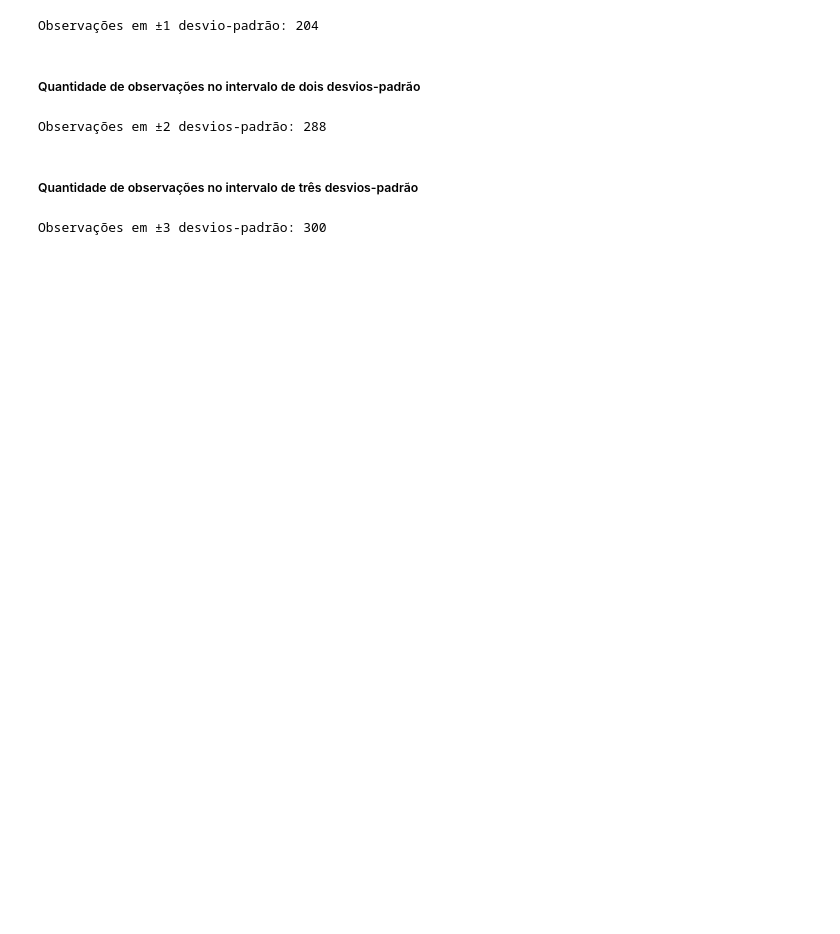
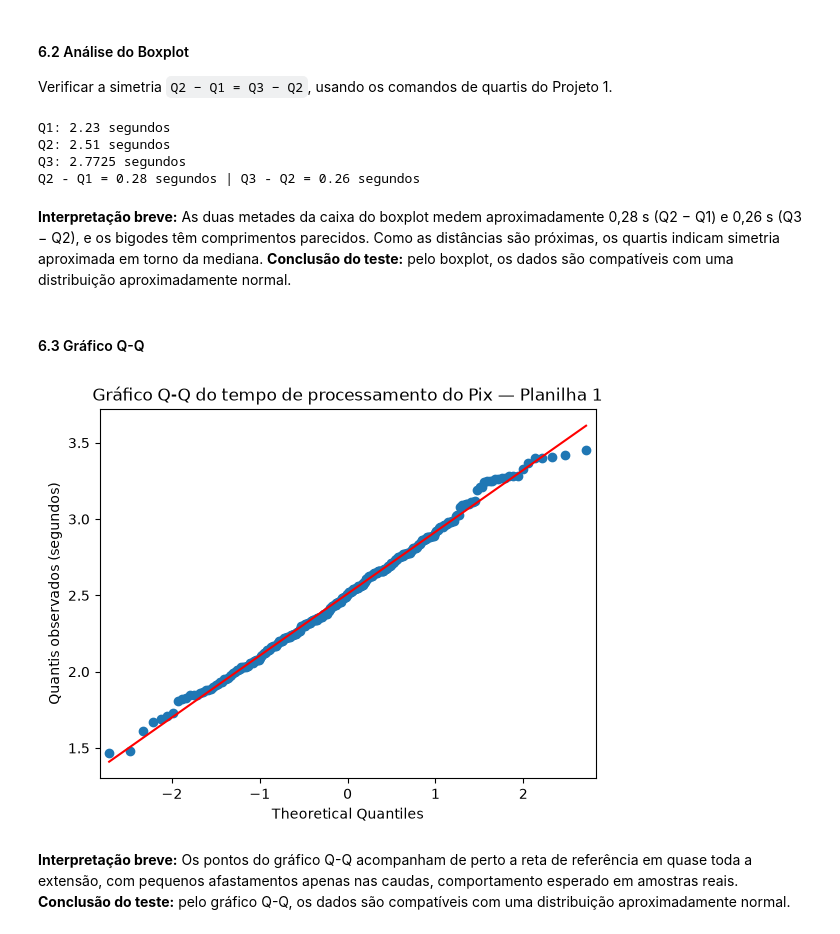
Before and after one commit to Grolla05/Projeto-2-Estatistica-E-Analise-de-dados, a Jupyter notebook: SPRINT1/Notebook_1_Analise_Antes_Intervencao.ipynb, the cells around one changed output. Saved outputs shown, nothing was run; the diff lists cells and outputs as text; code cells hidden in the pictures; blank space fills up the shorter version.

```diff
--- a/SPRINT1/Notebook_1_Analise_Antes_Intervencao.ipynb
+++ b/SPRINT1/Notebook_1_Analise_Antes_Intervencao.ipynb
@@ -185,42 +207,41 @@ print(f"±3 desvios-padrão: [{limite_inf_3dp}, {limite_sup_3dp}] segundos")
-# %%
-
-# Conta e guarda quantos tempos atendem à condição definida no cálculo.
-quantidade_1dp = int(sum(
-    limite_inf_1dp <= valor <= limite_sup_1dp
-    for valor in df_antes[coluna].sort_values()
-))
-
-# Mostra o resultado na tela com um rótulo para entender o que o número representa.
-print(f"Observações em ±1 desvio-padrão: {quantidade_1dp}")
-# %% [output]
-Observações em ±1 desvio-padrão: 204
+# %% [markdown]
+#### 6.2 Análise do Boxplot
+
+Verificar a simetria `Q2 − Q1 = Q3 − Q2`, usando os comandos de quartis do Projeto 1.
+# %%
+# quantile -> calcula o primeiro quartil (25% dos tempos abaixo dele).
+Q1 = df[coluna].quantile(q=0.25)
+# Calcula o segundo quartil, que é a mediana.
+Q2 = df[coluna].quantile(q=0.50)
+# Calcula o terceiro quartil (75% dos tempos abaixo dele).
+Q3 = df[coluna].quantile(q=0.75)
+# Distância da metade inferior da caixa.
+Q2_menos_Q1 = round(Q2 - Q1, 2)
+# Distância da metade superior da caixa.
+Q3_menos_Q2 = round(Q3 - Q2, 2)
+# Mostra os quartis e as distâncias em segundos.
+print(f'Q1: {Q1} segundos\nQ2: {Q2} segundos\nQ3: {Q3} segundos')
+# Mostra as duas distâncias para comparar a simetria.
+print(f'Q2 - Q1 = {Q2_menos_Q1} segundos | Q3 - Q2 = {Q3_menos_Q2} segundos')
+# %% [output]
+Q1: 2.23 segundos
+Q2: 2.51 segundos
+Q3: 2.7725 segundos
+Q2 - Q1 = 0.28 segundos | Q3 - Q2 = 0.26 segundos
+# %% [markdown]
+**Interpretação breve:** As duas metades da caixa do boxplot medem aproximadamente 0,28 s (Q2 − Q1) e 0,26 s (Q3 − Q2), e os bigodes têm comprimentos parecidos. Como as distâncias são próximas, os quartis indicam simetria aproximada em torno da mediana. **Conclusão do teste:** pelo boxplot, os dados são compatíveis com uma distribuição aproximadamente normal.
 # %% [markdown]
-##### Quantidade de observações no intervalo de dois desvios-padrão
+#### 6.3 Gráfico Q-Q
 # %%
-# Conta os tempos que ficam entre dois desvios-padrão abaixo e acima da média.
-# Confere se este tempo está dentro do limite inferior e superior definidos acima.
-quantidade_2dp = int(sum(
-    # Repete a comparação para cada tempo da planilha anterior.
-    limite_inf_2dp <= valor <= limite_sup_2dp
-    # Soma as respostas verdadeiras para obter a quantidade total e a transforma em inteiro.
-    for valor in df_antes[coluna].sort_values()
-    # Mostra quantas observações ficaram dentro do intervalo de dois desvios-padrão.
-))
-print(f"Observações em ±2 desvios-padrão: {quantidade_2dp}")
+# Constrói o gráfico Q-Q com a reta de referência ajustada (line = 'r').
+sm.qqplot(df[coluna], line = 'r')
+# Define o título do gráfico.
+plt.title("Gráfico Q-Q do tempo de processamento do Pix — Planilha 1")
+# Identifica o eixo y como os quantis observados, em segundos.
+plt.ylabel("Quantis observados (segundos)")
+# Exibe o gráfico.
+pylab.show()
 # %% [output]
-Observações em ±2 desvios-padrão: 288
+[figure, added]
 # %% [markdown]
-##### Quantidade de observações no intervalo de três desvios-padrão
+**Interpretação breve:** Os pontos do gráfico Q-Q acompanham de perto a reta de referência em quase toda a extensão, com pequenos afastamentos apenas nas caudas, comportamento esperado em amostras reais. **Conclusão do teste:** pelo gráfico Q-Q, os dados são compatíveis com uma distribuição aproximadamente normal.
-# %%
-# Conta os tempos que ficam entre três desvios-padrão abaixo e acima da média.
-# Confere se este tempo está dentro do limite inferior e superior definidos acima.
-quantidade_3dp = int(sum(
-# Repete a comparação para cada tempo da planilha anterior.
-    limite_inf_3dp <= valor <= limite_sup_3dp
-# Soma as respostas verdadeiras para obter a quantidade total e a transforma em inteiro.
-    for valor in df_antes[coluna].sort_values()
-# Mostra quantas observações ficaram dentro do intervalo de três desvios-padrão.
-))
-print(f"Observações em ±3 desvios-padrão: {quantidade_3dp}")
-# %% [output]
-Observações em ±3 desvios-padrão: 300
```
Also changed, not shown: parts of 82 cells of this notebook, 7 other files.
